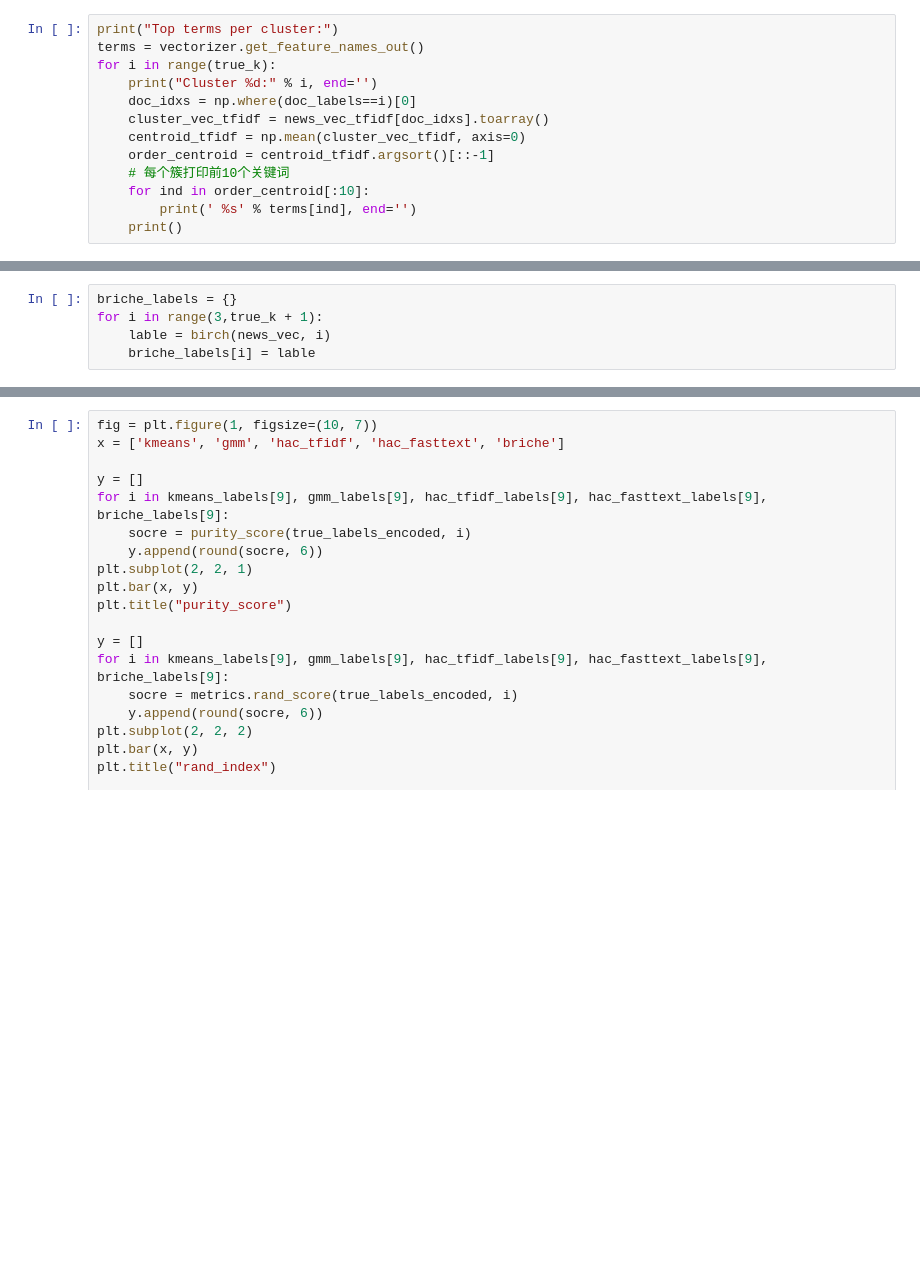
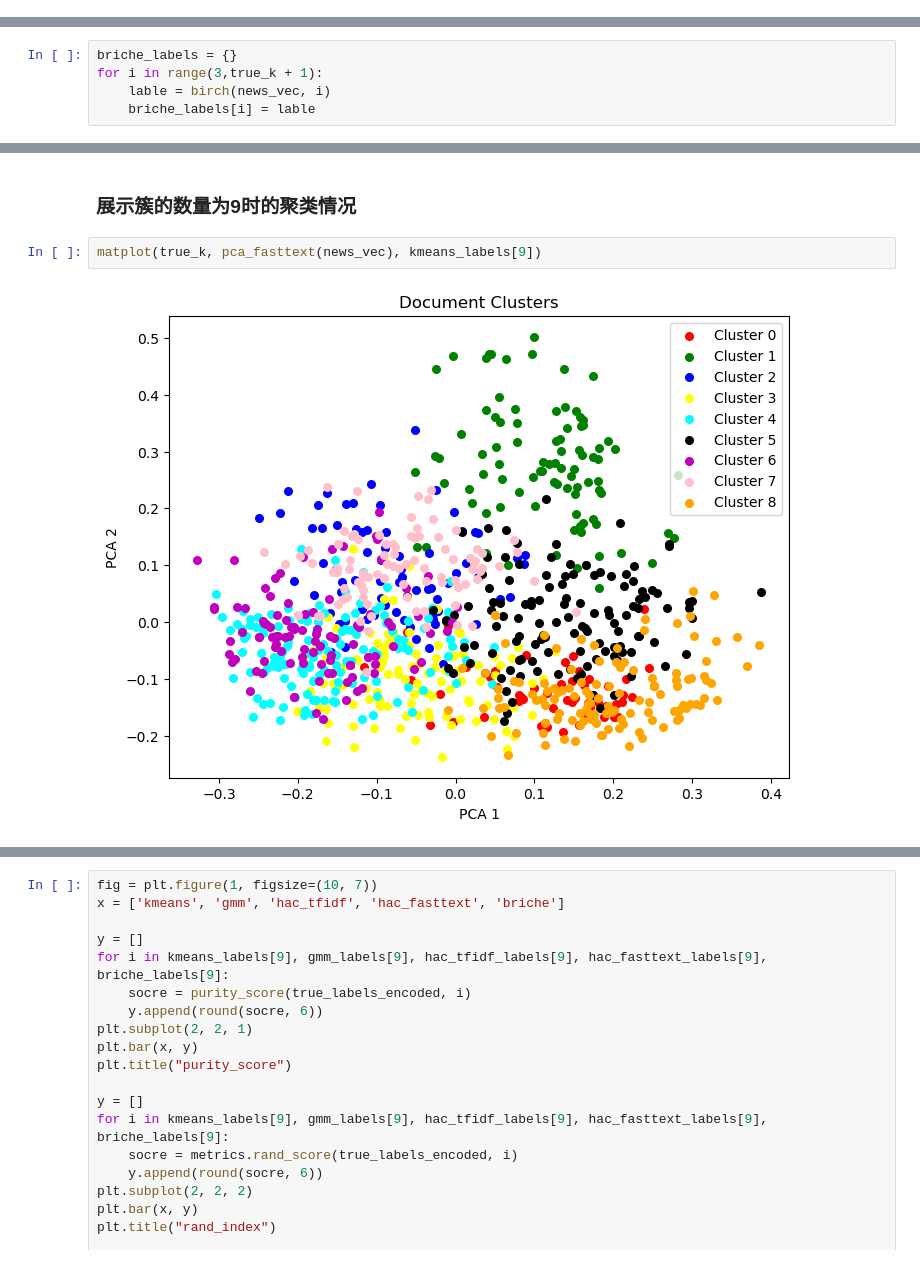
Before and after one commit to DowndraftK/-, a Jupyter notebook: homework_3.ipynb, the cells around one changed output, grey strips where cells are left out. Drawn from its saved outputs; the diff is of its cells as text; blank space fills up the shorter version.

```diff
--- a/homework_3.ipynb
+++ b/homework_3.ipynb
@@ -176,19 +180,6 @@ def top_term_of_cluster(true_k, news_vec,doc_labels):
         for ind in order_centroid[:10]:
             print(' %s' % terms[ind], end='')
         print()
-# %%
-print("Top terms per cluster:")
-terms = vectorizer.get_feature_names_out()
-for i in range(true_k):
-    print("Cluster %d:" % i, end='')
-    doc_idxs = np.where(doc_labels==i)[0]
-    cluster_vec_tfidf = news_vec_tfidf[doc_idxs].toarray()
-    centroid_tfidf = np.mean(cluster_vec_tfidf, axis=0)
-    order_centroid = centroid_tfidf.argsort()[::-1]
-    # 每个簇打印前10个关键词
-    for ind in order_centroid[:10]:
-        print(' %s' % terms[ind], end='')
-    print()
 # %%
 def top_term_of_cluster_tfidf(true_k, news_vec):
     model= AgglomerativeClustering(n_clusters=true_k, metric = 'euclidean', linkage = 'complete')
@@ -282,0 +325,6 @@ Cluster 8: 与会 3月份 不好意思 一般来说 上升 上班 三级 业界
+# %% [markdown]
+### 展示簇的数量为9时的聚类情况
+# %%
+matplot(true_k, pca_fasttext(news_vec), kmeans_labels[9])
+# %% [output]
+[figure, added]
```
Also changed, not shown: parts of 32 cells of this notebook.
